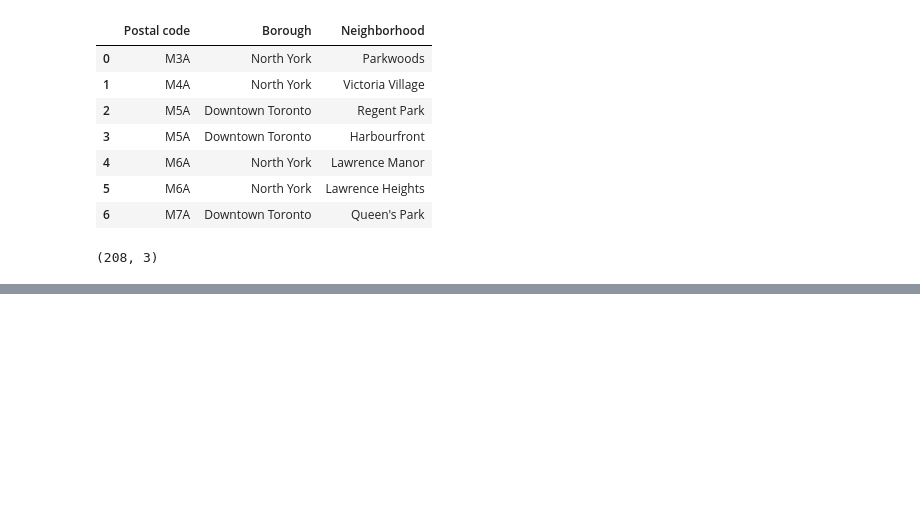
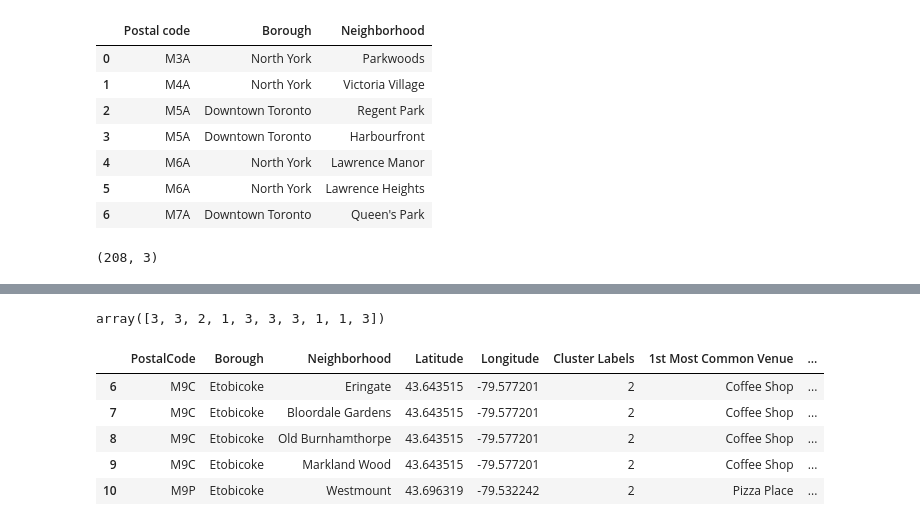
Before and after one commit to VerbenaDemissa/Coursera_Capstone, a Jupyter notebook: Toronto_neighborhoods.ipynb, the cells around one changed output, grey strips where cells are left out. Cells and saved outputs as stored; diff of their text form; code cells hidden in the pictures; blank space fills up the shorter version.

```diff
--- a/Toronto_neighborhoods.ipynb
+++ b/Toronto_neighborhoods.ipynb
@@ -64,0 +101,4 @@ df_toronto.shape
+# %%
+etobicoke = toronto_data[toronto_data['Borough'] == 'Etobicoke'].reset_index(drop=True)
+print(etobicoke.shape)
+etobicoke.head()
@@ -64,0 +298,29 @@ df_toronto.shape
+# %%
+# set number of clusters
+kclusters = 5
+
+etobicoke_grouped_clustering = etobicoke_grouped.drop('Neighborhood', 1)
+# run k-means clustering
+kmeans = KMeans(n_clusters=kclusters, random_state=0).fit(etobicoke_grouped_clustering)
+
+# check cluster labels generated for each row in the dataframe
+kmeans.labels_[0:10]
+# %% [output]
+array([3, 3, 2, 1, 3, 3, 3, 1, 1, 3])
+# %%
+# add clustering labels
+neighborhoods_venues_sorted.insert(0, 'Cluster Labels', kmeans.labels_)
+
+etobicoke_merged = etobicoke
+
+# merge to add latitude/longitude for each neighborhood
+etobicoke_merged = etobicoke_merged.join(neighborhoods_venues_sorted.set_index('Neighborhood'), on='Neighborhood', how = 'right')
+
+etobicoke_merged.head() # check the last columns!
+# %% [output]
+|  | PostalCode | Borough | Neighborhood | Latitude | Longitude | Cluster Labels | 1st Most Common Venue | ... |
+| 6 | M9C | Etobicoke | Eringate | 43.643515 | -79.577201 | 2 | Coffee Shop | ... |
+| 7 | M9C | Etobicoke | Bloordale Gardens | 43.643515 | -79.577201 | 2 | Coffee Shop | ... |
+| 8 | M9C | Etobicoke | Old Burnhamthorpe | 43.643515 | -79.577201 | 2 | Coffee Shop | ... |
+| 9 | M9C | Etobicoke | Markland Wood | 43.643515 | -79.577201 | 2 | Coffee Shop | ... |
+| 10 | M9P | Etobicoke | Westmount | 43.696319 | -79.532242 | 2 | Pizza Place | ... |
```
Also changed, not shown: parts of 20 cells of this notebook, 1 other file.
